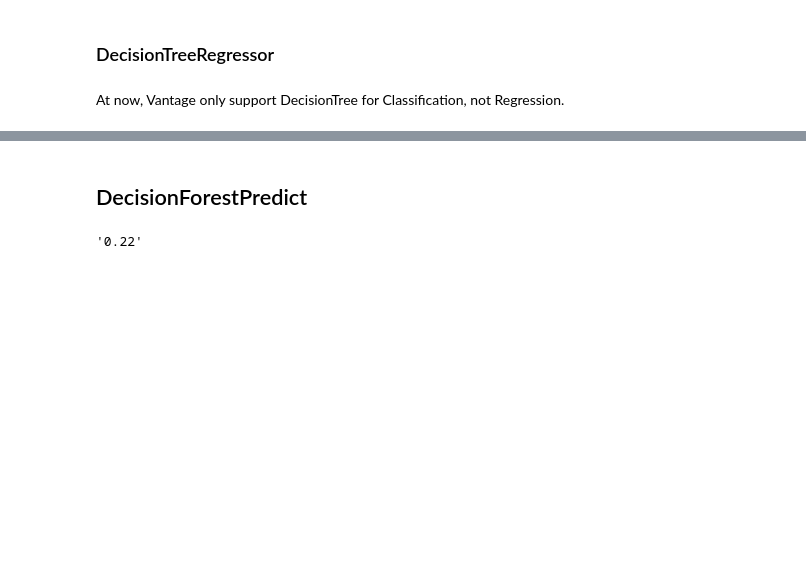
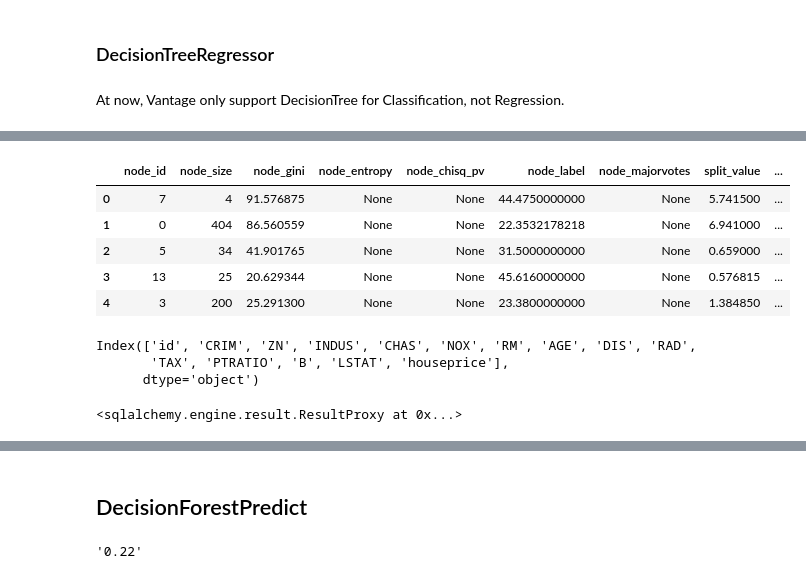
Before and after one commit to Yukimura66/sklearn2vantage, a Jupyter notebook: sklearn2vantage.ipynb, the cells around one changed output, grey strips where cells are left out. Cells and saved outputs as stored; diff of their text form; code cells hidden in the pictures; blank space fills up the shorter version.

```diff
--- a/sklearn2vantage.ipynb
+++ b/sklearn2vantage.ipynb
@@ -808,0 +1029,33 @@ At now, Vantage only support DecisionTree for Classification, not Regression.
+# %%
+with pd.option_context("display.max_columns", 1000):
+    display(pd.read_sql_query("select * from dtr_boston", engine).head())
+# %% [output]
+|  | node_id | node_size | node_gini | node_entropy | node_chisq_pv | node_label | node_majorvotes | split_value | ... |
+| 0 | 7 | 4 | 91.576875 | None | None | 44.4750000000 | None | 5.741500 | ... |
+| 1 | 0 | 404 | 86.560559 | None | None | 22.3532178218 | None | 6.941000 | ... |
+| 2 | 5 | 34 | 41.901765 | None | None | 31.5000000000 | None | 0.659000 | ... |
+| 3 | 13 | 25 | 20.629344 | None | None | 45.6160000000 | None | 0.576815 | ... |
+| 4 | 3 | 200 | 25.291300 | None | None | 23.3800000000 | None | 1.384850 | ... |
+# %%
+df_boston.columns
+# %% [output]
+Index(['id', 'CRIM', 'ZN', 'INDUS', 'CHAS', 'NOX', 'RM', 'AGE', 'DIS', 'RAD',
+       'TAX', 'PTRATIO', 'B', 'LSTAT', 'houseprice'],
+      dtype='object')
+# %%
+engine.execute("drop table boston_unpivot")
+engine.execute("""
+create table boston_unpivot as (
+    SELECT id as pid, attribute, attrvalue FROM TD_UNPIVOT (
+        ON boston
+        USING
+            value_columns('attrvalue')
+            unpivot_column('attribute')
+            column_list('CRIM', 'ZN', 'INDUS', 'CHAS', 'NOX'
+                ,'RM', 'AGE', 'DIS', 'RAD', 'TAX', 'PTRATIO'
+                ,'B', 'LSTAT')
+    ) ts
+) with data unique primary index (pid, attribute);
+""")
+# %% [output]
+<sqlalchemy.engine.result.ResultProxy at 0x...>
```
Also changed, not shown: parts of 13 cells of this notebook, 1 other file.
